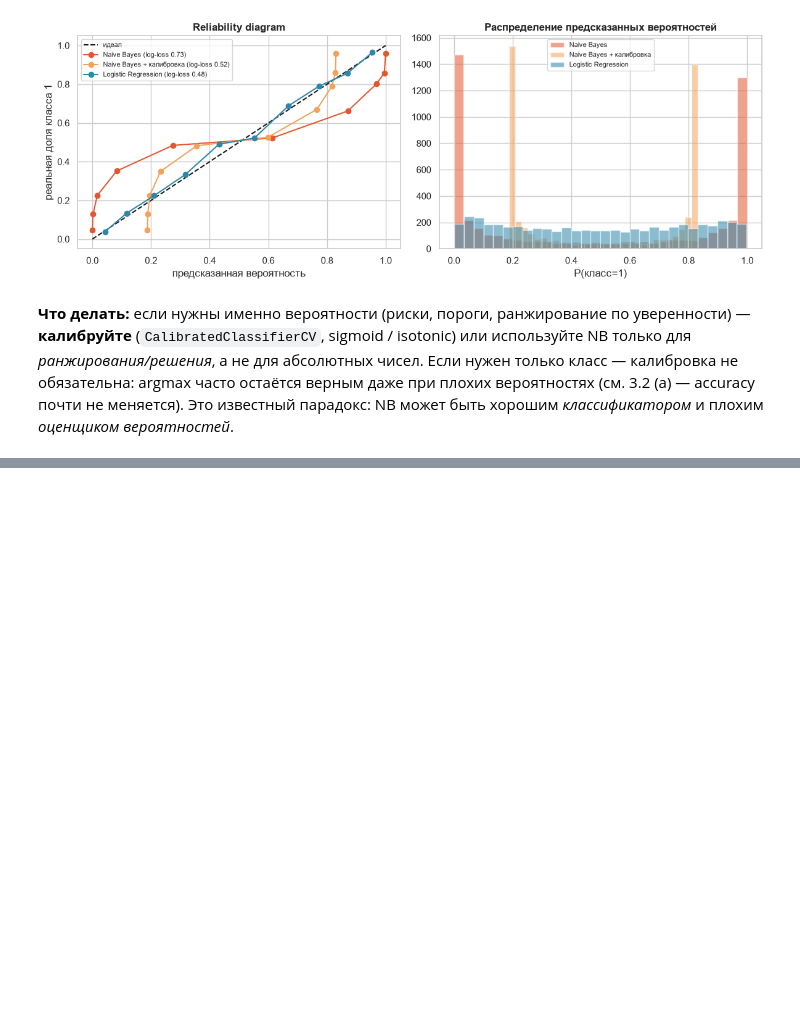
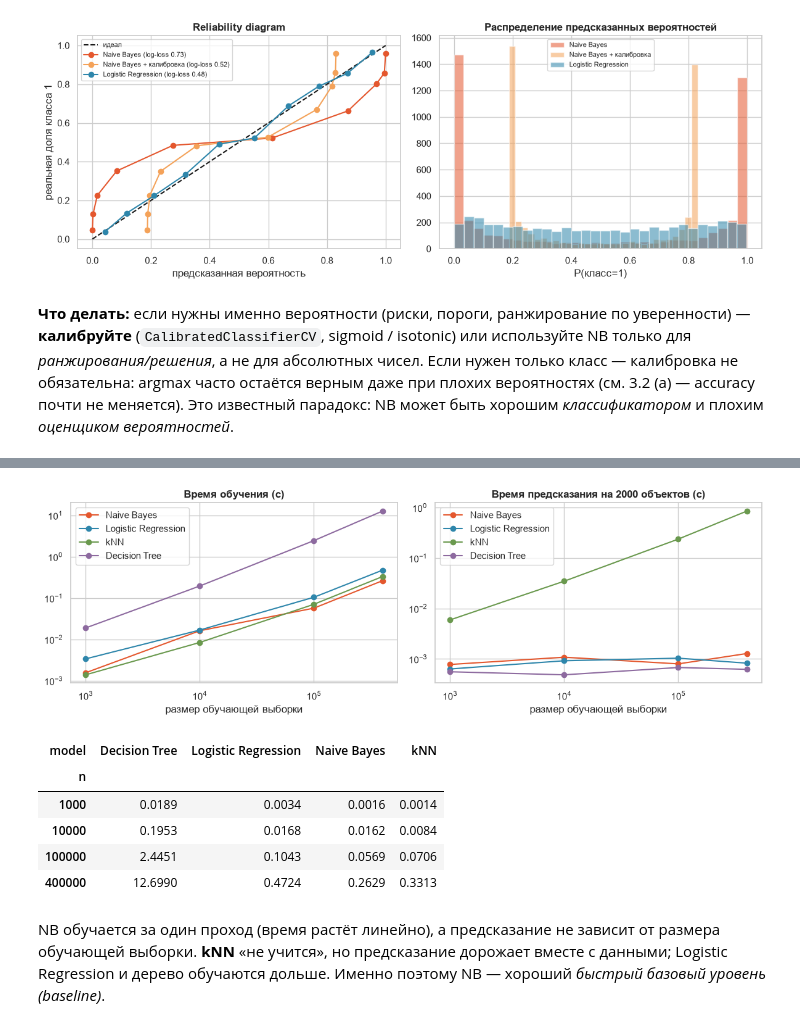
Before and after one commit to BinGoJr/Naive-Bayes, a Jupyter notebook: NaiveBayes.ipynb, the cells around one changed output, grey strips where cells are left out. Drawn from its saved outputs; the diff is of its cells as text; code cells hidden in the pictures; blank space fills up the shorter version.

```diff
--- a/NaiveBayes.ipynb
+++ b/NaiveBayes.ipynb
@@ -295,0 +370,36 @@ plt.tight_layout(); plt.show()
+# %%
+import time
+
+def timing(sizes, d=50, n_test=2000):
+    rng = np.random.RandomState(RS)
+    mu = rng.uniform(0.1, 0.4, d)
+    Xte, _ = gen_indep(n_test, mu, rng)
+    rows = []
+    for n in sizes:
+        Xtr, ytr = gen_indep(n, mu, rng)
+        for name, mdl in make_models().items():
+            t0 = time.perf_counter(); mdl.fit(Xtr, ytr); t_fit = time.perf_counter() - t0
+            t0 = time.perf_counter(); mdl.predict(Xte);  t_pred = time.perf_counter() - t0
+            rows.append(dict(n=n, model=name, fit=t_fit, predict=t_pred))
+    return pd.DataFrame(rows)
+
+tm = timing([1_000, 10_000, 100_000, 400_000])
+fig, axes = plt.subplots(1, 2, figsize=(12, 4))
+for name in COL:
+    t = tm[tm.model == name]
+    axes[0].plot(t.n, t.fit, "o-", color=COL[name], label=name)
+    axes[1].plot(t.n, t.predict, "o-", color=COL[name], label=name)
+for ax, ttl in zip(axes, ["Время обучения (с)", "Время предсказания на 2000 объектов (с)"]):
+    ax.set_xscale("log"); ax.set_yscale("log"); ax.set_xlabel("размер обучающей выборки"); ax.set_title(ttl); ax.legend()
+plt.tight_layout(); plt.show()
+tm.pivot(index="n", columns="model", values="fit").round(4)
+# %% [output]
+[figure, added]
+| model | Decision Tree | Logistic Regression | Naive Bayes | kNN |
+| n |  |  |  |  |
+| 1000 | 0.0189 | 0.0034 | 0.0016 | 0.0014 |
+| 10000 | 0.1953 | 0.0168 | 0.0162 | 0.0084 |
+| 100000 | 2.4451 | 0.1043 | 0.0569 | 0.0706 |
+| 400000 | 12.6990 | 0.4724 | 0.2629 | 0.3313 |
+# %% [markdown]
+NB обучается за один проход (время растёт линейно), а предсказание не зависит от размера обучающей выборки. **kNN** «не учится», но предсказание дорожает вместе с данными; Logistic Regression и дерево обучаются дольше. Именно поэтому NB — хороший *быстрый базовый уровень (baseline)*.
```
Also changed, not shown: parts of 3 cells of this notebook.
